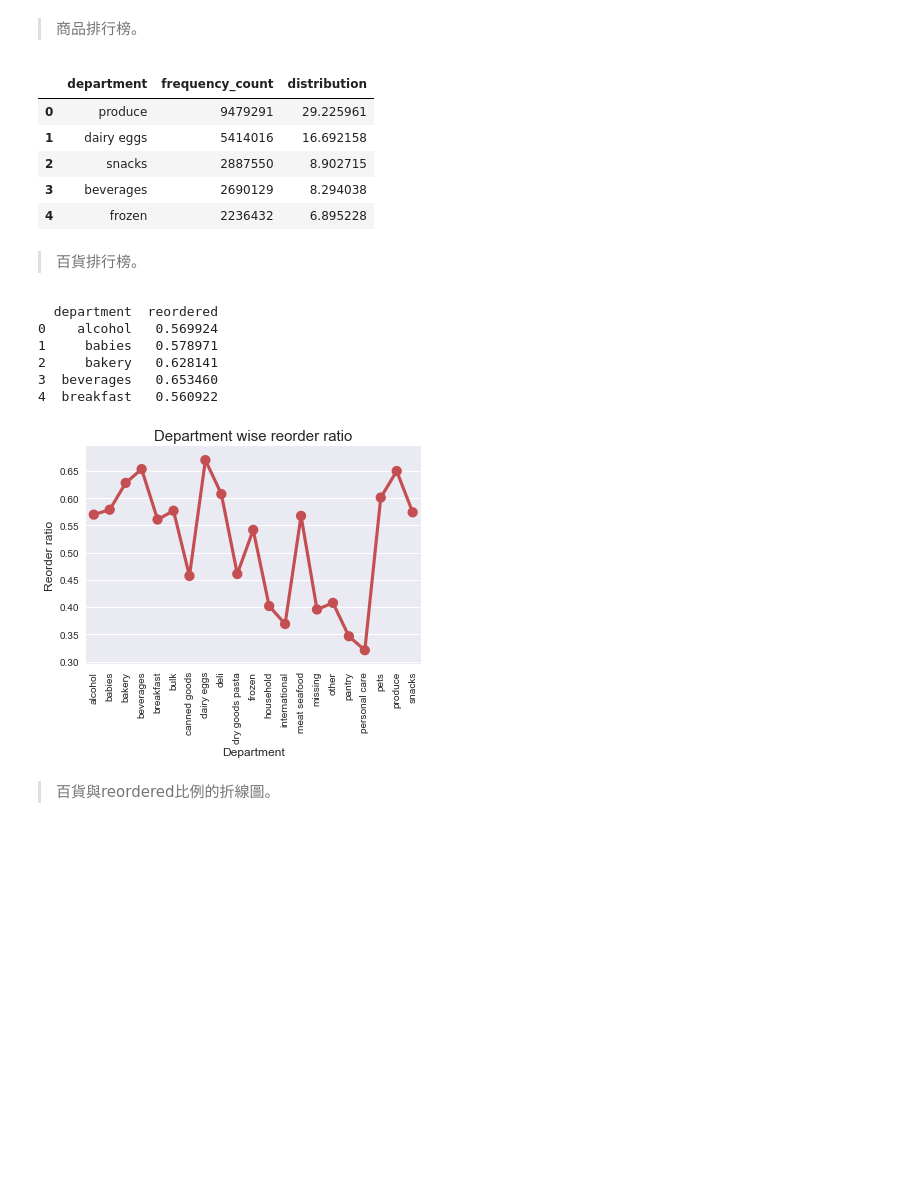
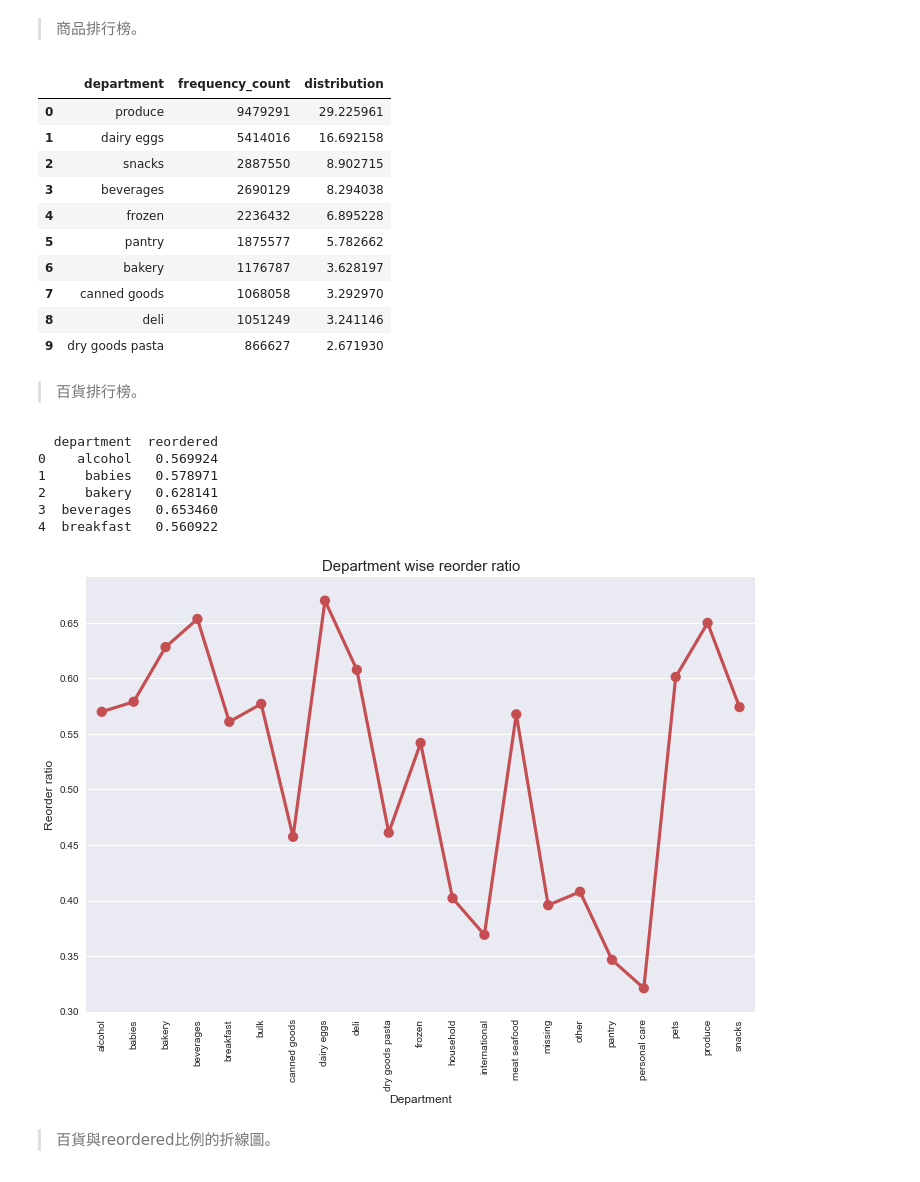
Before and after one commit to t830506/Kaggle_Compitition-Instacart_Market_Basket_Analysis, a Jupyter notebook: a_visualization.ipynb, the cells around one changed output. Drawn from its saved outputs; the diff is of its cells as text; code cells hidden in the pictures; blank space fills up the shorter version.

```diff
--- a/a_visualization.ipynb
+++ b/a_visualization.ipynb
@@ -290,7 +283,7 @@ cnt_srs.head()
 cnt_srs = order_products_prior_df['department'].value_counts().reset_index()
 cnt_srs.columns = ['department', 'frequency_count']
 cnt_srs["distribution"] = (cnt_srs.frequency_count*100)/sum(cnt_srs.frequency_count)
-cnt_srs.head()
+cnt_srs.head(10)
 # %% [output]
 |  | department | frequency_count | distribution |
 | 0 | produce | 9479291 | 29.225961 |
@@ -298,29 +291,34 @@ cnt_srs.head()
 | 2 | snacks | 2887550 | 8.902715 |
 | 3 | beverages | 2690129 | 8.294038 |
 | 4 | frozen | 2236432 | 6.895228 |
+| 5 | pantry | 1875577 | 5.782662 |
+| 6 | bakery | 1176787 | 3.628197 |
+| 7 | canned goods | 1068058 | 3.292970 |
+| 8 | deli | 1051249 | 3.241146 |
+| 9 | dry goods pasta | 866627 | 2.671930 |
 # %% [markdown]
 > 百貨排行榜。
 # %%
 grouped_df = order_products_prior_df.groupby(["department"])["reordered"].aggregate("mean").reset_index()
 print(grouped_df.head())
 
-plt.figure(figsize=(6,4))
+plt.figure(figsize=(12, 8))
 sns.pointplot(grouped_df['department'].values,
               grouped_df['reordered'].values,
               alpha = 0.8, color = color[2])
 plt.ylabel('Reorder ratio', fontsize = 12)
 plt.xlabel('Department', fontsize = 12)
 plt.title("Department wise reorder ratio", fontsize = 15)
 plt.xticks(rotation = 'vertical')
 plt.show()
 # %% [output]
   department  reordered
 0    alcohol   0.569924
 1     babies   0.578971
 2     bakery   0.628141
 3  beverages   0.653460
 4  breakfast   0.560922
-[figure, old version]
+[figure, new version]
 # %% [markdown]
 > 百貨與reordered比例的折線圖。
 # %%
```
Also changed, not shown: parts of 27 cells of this notebook, 3 other files.
